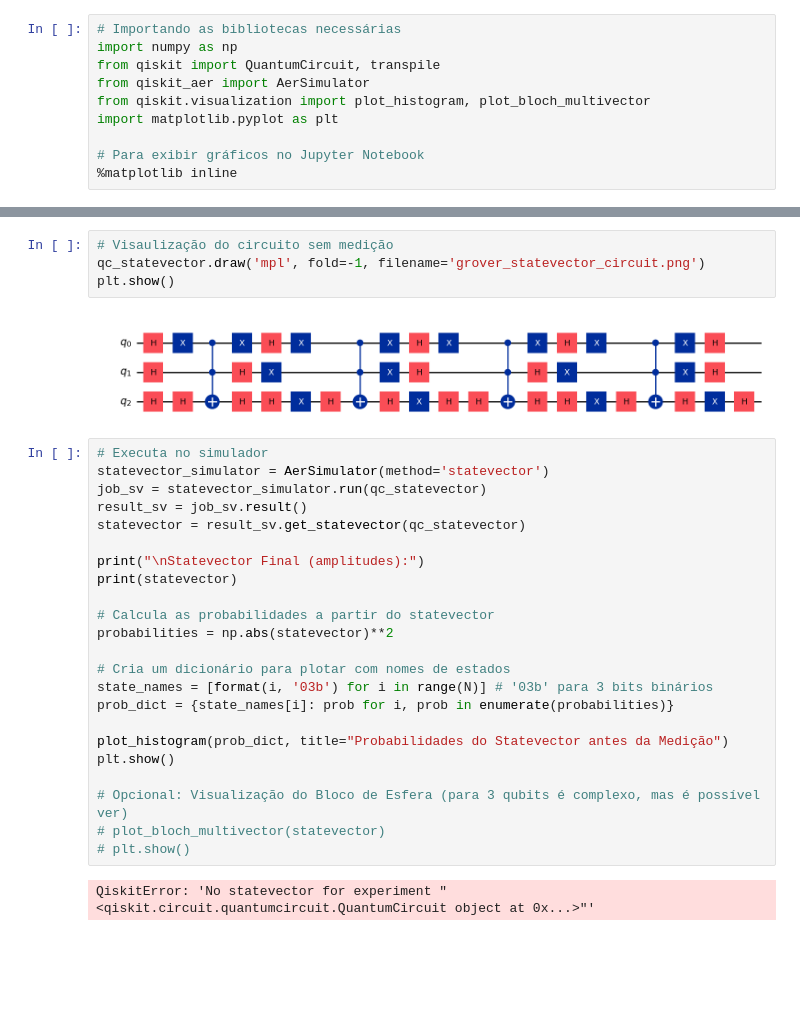
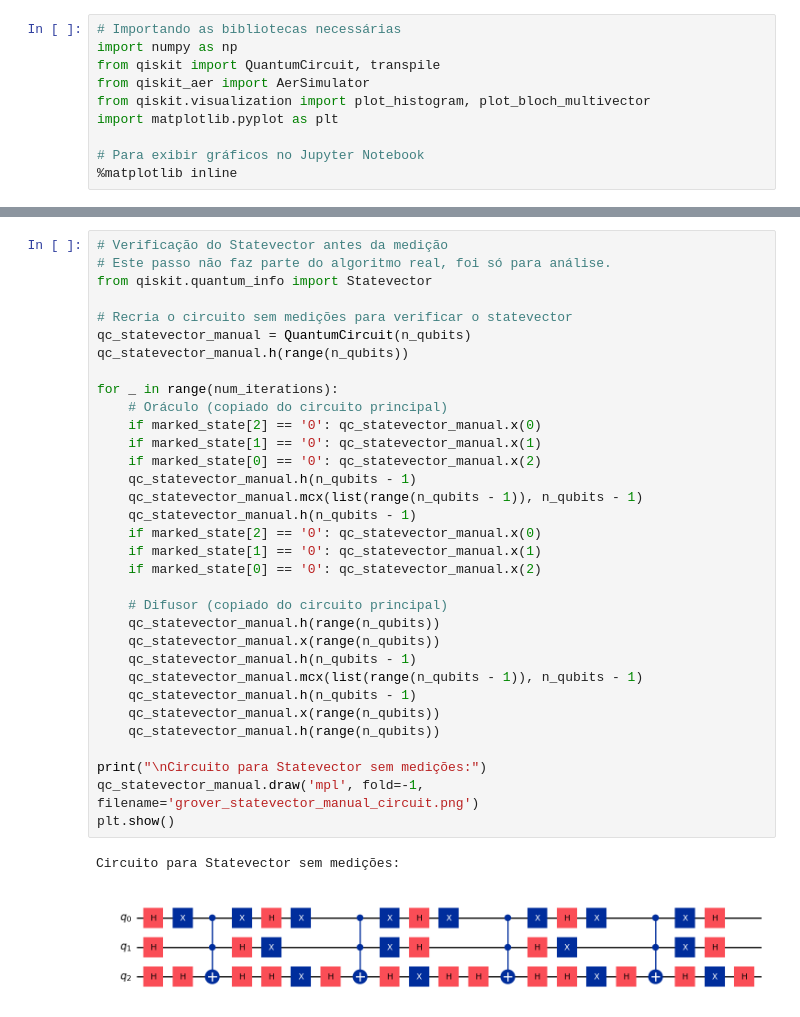
Before and after one commit to angeload/handson1_2_algoritmosquanticos_grupo5, a Jupyter notebook: grover.ipynb, the cells around one changed output, grey strips where cells are left out. Saved outputs shown, nothing was run; the diff lists cells and outputs as text; blank space fills up the shorter version.

```diff
--- a/grover.ipynb
+++ b/grover.ipynb
@@ -191,31 +160,36 @@ for _ in range(num_iterations):
-# %%
-# Visaulização do circuito sem medição
-qc_statevector.draw('mpl', fold=-1, filename='grover_statevector_circuit.png')
-plt.show()
-# %% [output]
-[figure, removed]
-# %%
-# Executa no simulador
-statevector_simulator = AerSimulator(method='statevector')
-job_sv = statevector_simulator.run(qc_statevector)
-result_sv = job_sv.result()
-statevector = result_sv.get_statevector(qc_statevector)
-
-print("\nStatevector Final (amplitudes):")
-print(statevector)
-
-# Calcula as probabilidades a partir do statevector
-probabilities = np.abs(statevector)**2
-
-# Cria um dicionário para plotar com nomes de estados
-state_names = [format(i, '03b') for i in range(N)] # '03b' para 3 bits binários
-prob_dict = {state_names[i]: prob for i, prob in enumerate(probabilities)}
-
-plot_histogram(prob_dict, title="Probabilidades do Statevector antes da Medição")
-plt.show()
-
-# Opcional: Visualização do Bloco de Esfera (para 3 qubits é complexo, mas é possível ver)
-# plot_bloch_multivector(statevector)
-# plt.show()
-# %% [output]
-QiskitError: 'No statevector for experiment "<qiskit.circuit.quantumcircuit.QuantumCircuit object at 0x...>"'
+# %%
+# Verificação do Statevector antes da medição
+# Este passo não faz parte do algoritmo real, foi só para análise.
+from qiskit.quantum_info import Statevector
+
+# Recria o circuito sem medições para verificar o statevector
+qc_statevector_manual = QuantumCircuit(n_qubits)
+qc_statevector_manual.h(range(n_qubits))
+
+for _ in range(num_iterations):
+    # Oráculo (copiado do circuito principal)
+    if marked_state[2] == '0': qc_statevector_manual.x(0)
+    if marked_state[1] == '0': qc_statevector_manual.x(1)
+    if marked_state[0] == '0': qc_statevector_manual.x(2)
+    qc_statevector_manual.h(n_qubits - 1)
+    qc_statevector_manual.mcx(list(range(n_qubits - 1)), n_qubits - 1)
+    qc_statevector_manual.h(n_qubits - 1)
+    if marked_state[2] == '0': qc_statevector_manual.x(0)
+    if marked_state[1] == '0': qc_statevector_manual.x(1)
+    if marked_state[0] == '0': qc_statevector_manual.x(2)
+
+    # Difusor (copiado do circuito principal)
+    qc_statevector_manual.h(range(n_qubits))
+    qc_statevector_manual.x(range(n_qubits))
+    qc_statevector_manual.h(n_qubits - 1)
+    qc_statevector_manual.mcx(list(range(n_qubits - 1)), n_qubits - 1)
+    qc_statevector_manual.h(n_qubits - 1)
+    qc_statevector_manual.x(range(n_qubits))
+    qc_statevector_manual.h(range(n_qubits))
+
+print("\nCircuito para Statevector sem medições:")
+qc_statevector_manual.draw('mpl', fold=-1, filename='grover_statevector_manual_circuit.png')
+plt.show()
+# %% [output]
+Circuito para Statevector sem medições:
+[figure, added]
```
Also changed, not shown: parts of 14 cells of this notebook, 2 other files.
